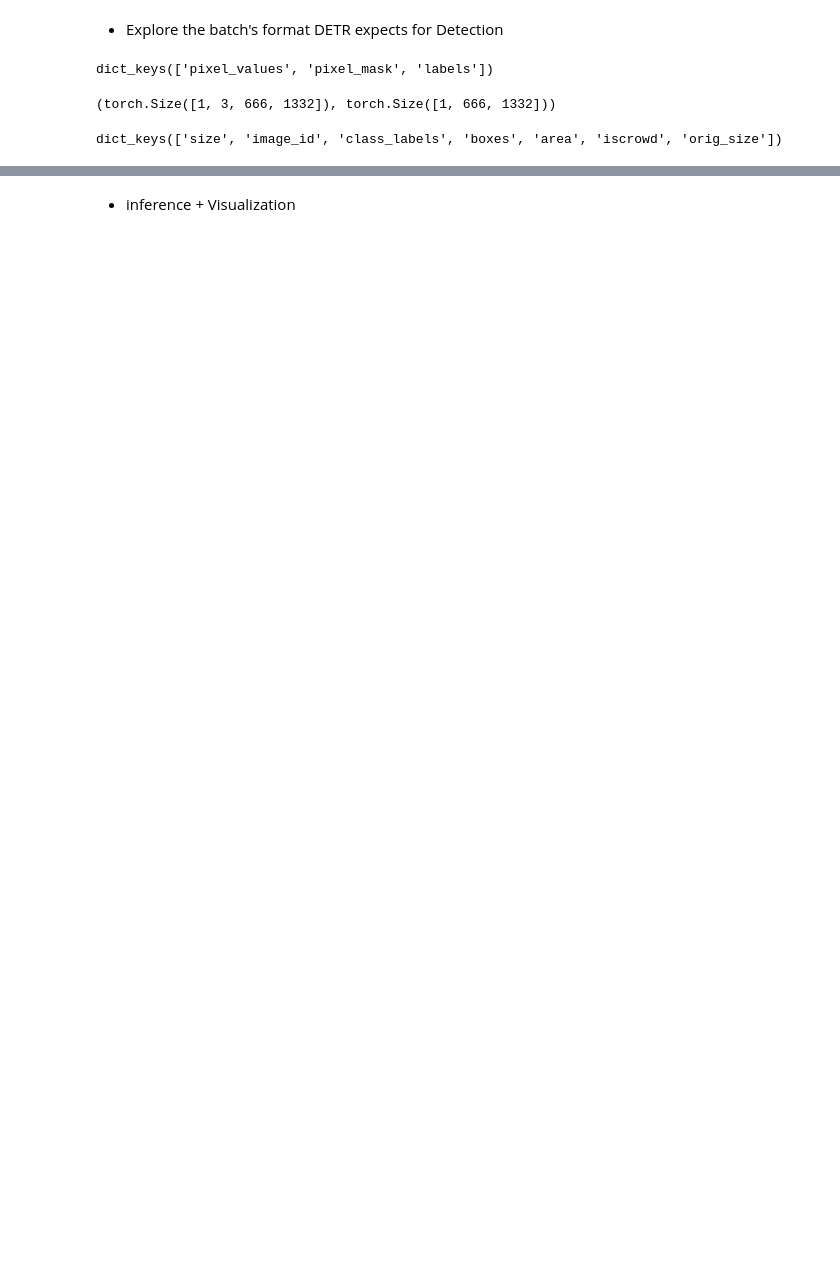
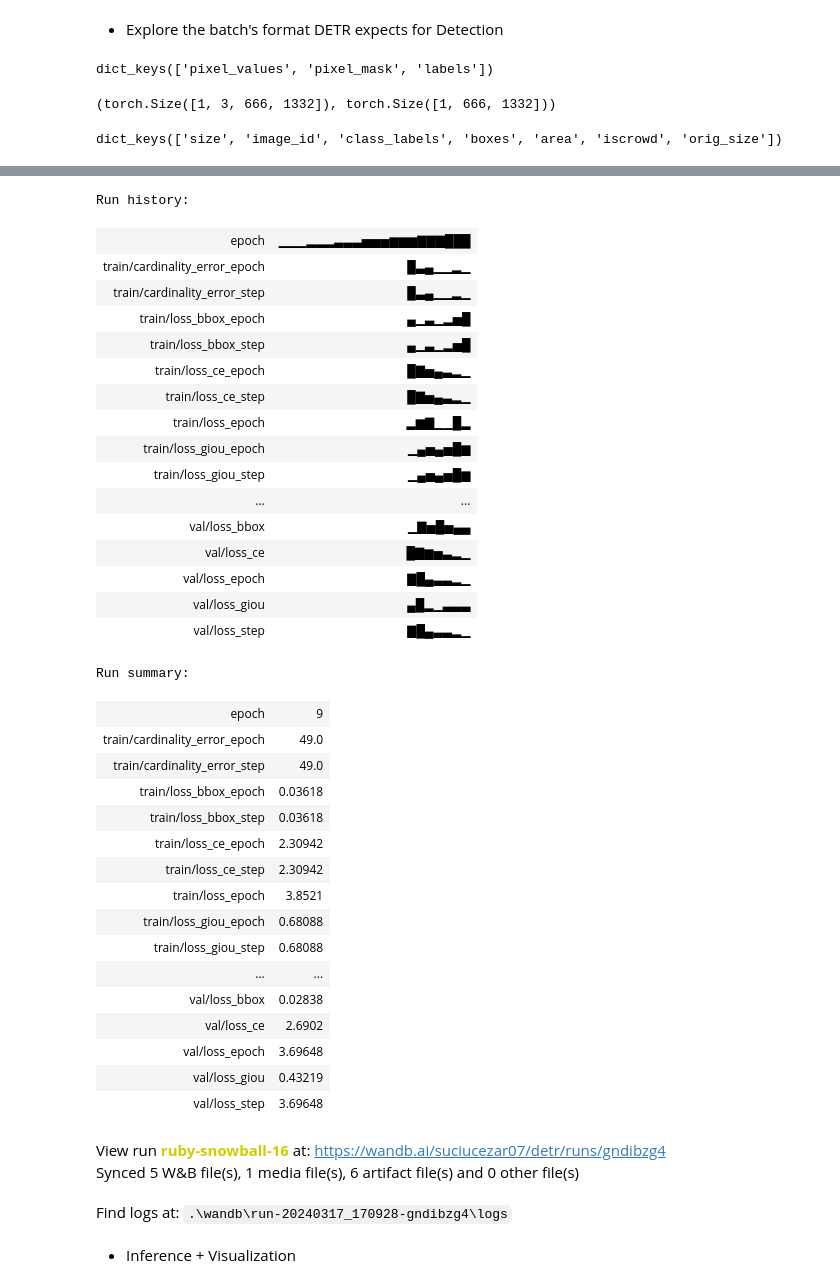
Before and after one commit to SuciuCaesar12/DETR-Cityscapes-Detection, a Jupyter notebook: detr_cityscapes_detection.ipynb, the cells around one changed output, grey strips where cells are left out. Saved outputs shown, nothing was run; the diff lists cells and outputs as text; code cells hidden in the pictures; blank space fills up the shorter version.

Commit message:
Wandb logging

```diff
--- a/detr_cityscapes_detection.ipynb
+++ b/detr_cityscapes_detection.ipynb
@@ -338,2 +448,42 @@ Unfroze the model at epoch 19.
+# %%
+wandb.finish()
+# %% [output]
+Run history:
+| epoch | ▁▁▁▂▂▂▃▃▃▅▅▅▆▆▆▇▇▇███ |
+| train/cardinality_error_epoch | █▃▄▁▁▂▁ |
+| train/cardinality_error_step | █▃▄▁▁▂▁ |
+| train/loss_bbox_epoch | ▄▁▃▁▂▅█ |
+| train/loss_bbox_step | ▄▁▃▁▂▅█ |
+| train/loss_ce_epoch | █▇▅▄▃▂▁ |
+| train/loss_ce_step | █▇▅▄▃▂▁ |
+| train/loss_epoch | ▂▆▇▁▁█▂ |
+| train/loss_giou_epoch | ▁▄▅▄▅█▆ |
+| train/loss_giou_step | ▁▄▅▄▅█▆ |
+| ... | ... |
+| val/loss_bbox | ▁▇▅█▅▄▄ |
+| val/loss_ce | █▇▆▅▃▂▁ |
+| val/loss_epoch | ▇█▄▃▃▂▁ |
+| val/loss_giou | ▄█▂▁▃▃▃ |
+| val/loss_step | ▇█▄▃▃▂▁ |
+Run summary:
+| epoch | 9 |
+| train/cardinality_error_epoch | 49.0 |
+| train/cardinality_error_step | 49.0 |
+| train/loss_bbox_epoch | 0.03618 |
+| train/loss_bbox_step | 0.03618 |
+| train/loss_ce_epoch | 2.30942 |
+| train/loss_ce_step | 2.30942 |
+| train/loss_epoch | 3.8521 |
+| train/loss_giou_epoch | 0.68088 |
+| train/loss_giou_step | 0.68088 |
+| ... | ... |
+| val/loss_bbox | 0.02838 |
+| val/loss_ce | 2.6902 |
+| val/loss_epoch | 3.69648 |
+| val/loss_giou | 0.43219 |
+| val/loss_step | 3.69648 |
+View run ruby-snowball-16 at: https://wandb.ai/suciucezar07/detr/runs/gndibzg4
+Synced 5 W&B file(s), 1 media file(s), 6 artifact file(s) and 0 other file(s)
+Find logs at: .\wandb\run-20240317_170928-gndibzg4\logs
 # %% [markdown]
-- inference + Visualization
+- Inference + Visualization
```
Also changed, not shown: parts of 54 cells of this notebook, 2 other files.
